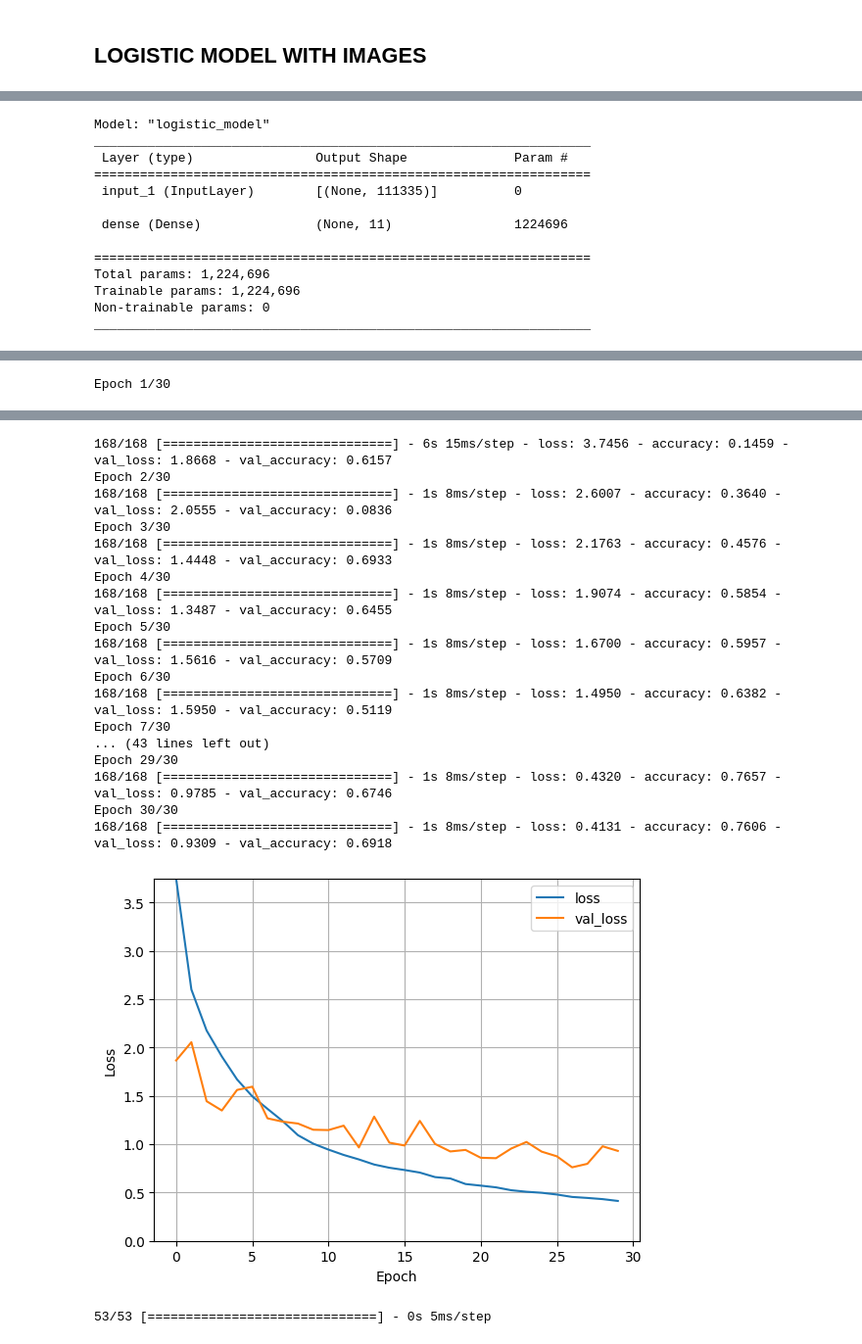
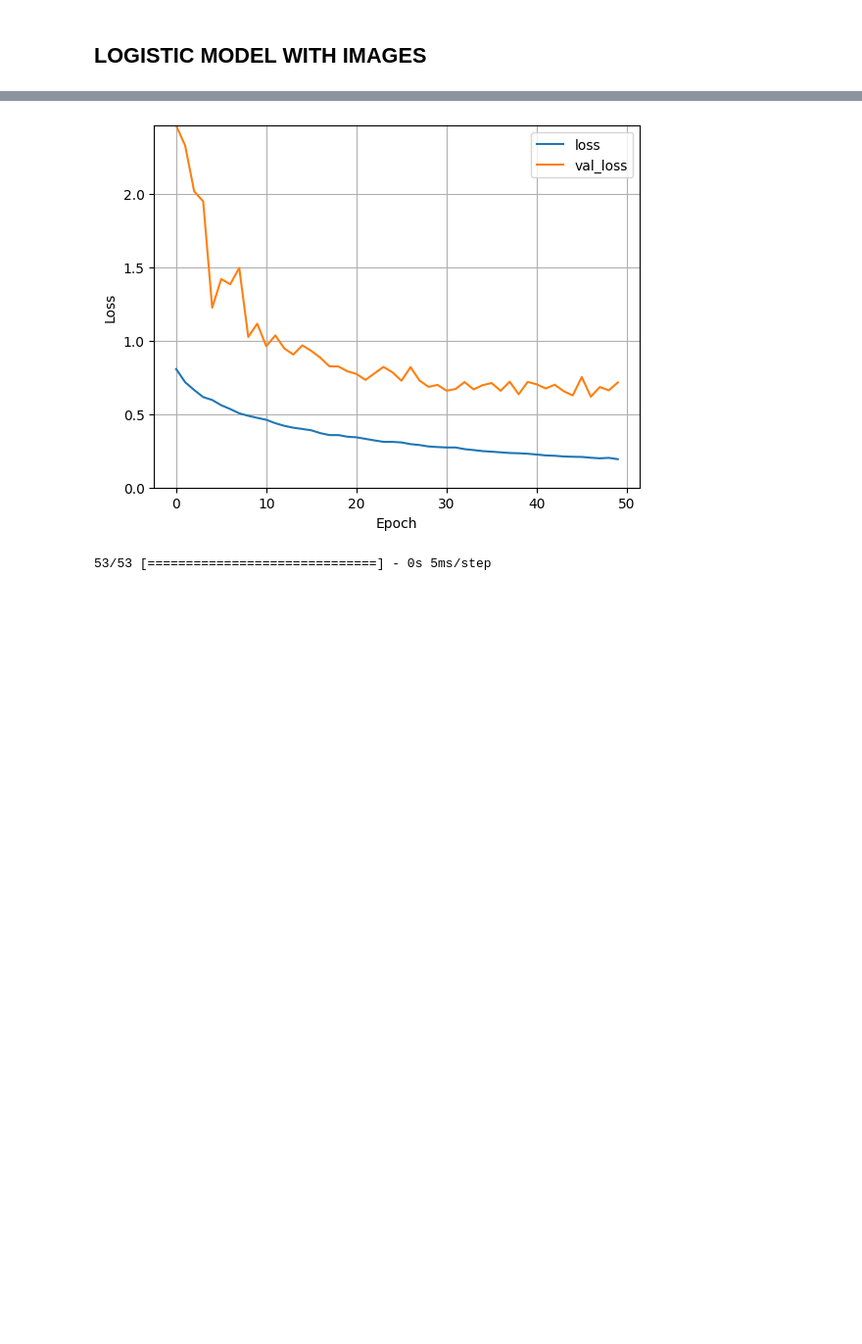
Before and after one commit to arisanguyen/210_Capstone_Aditya_Arisa_Noriel, a Jupyter notebook: abajaj_modeling_zipcode.ipynb, the cells around one changed output, grey strips where cells are left out. Shown at 98% size. Drawn from its saved outputs; the diff is of its cells as text; code cells hidden in the pictures; blank space fills up the shorter version.

Commit message:
new model

```diff
--- a/abajaj_modeling_zipcode.ipynb
+++ b/abajaj_modeling_zipcode.ipynb
@@ -153,9 +175,9 @@ x_train, x_test, y_train, y_test = train_test_split(
 
 counter = Counter(y_train['bins_numeric'])
 print(counter)
-ros = RandomOverSampler(random_state=0)
+ros = RandomOverSampler(random_state=0,sampling_strategy={0:5297, 2:968, 3:230, 1:230, 6:150, 4:100, 7:100, 5:100,10:100,8:100,9:100})
 x_train, y_train = ros.fit_resample(x_train, y_train)
-counter_sampled = Counter(y_train_sampled['bins_numeric'])
+counter_sampled = Counter(y_train['bins_numeric'])
 print(counter_sampled)
 # smote_enn = SMOTEENN(random_state=0,sampling_strategy='minority')
 
@@ -288,7 +332,7 @@ print(images_mini.shape)
 # %%
 input_image_street = np.hstack(
-    (street_mini.reshape((6700,39)),
-    normalize(images_mini.reshape(6700,-1))
+    (street_mini.reshape((7475,39)),
+    normalize(images_mini.reshape(7475,-1))
      # images_mini.reshape(8376,148*188*4)
     )
 )
@@ -405,7 +456,7 @@ history = logistic_model.fit(
     input_image_street,
     np.stack(y_train.to_numpy()),
      # y_train_2,
-    epochs=30,
+    epochs=50,
     # Suppress logging.
      # verbose=1,
     # Calculate validation results on 20% of the training data.
@@ -419,13 +485,0 @@ plot_loss(history)
-Model: "logistic_model"
-_________________________________________________________________
- Layer (type)                Output Shape              Param #
-=================================================================
- input_1 (InputLayer)        [(None, 111335)]          0
-
- dense (Dense)               (None, 11)                1224696
-
-=================================================================
-Total params: 1,224,696
-Trainable params: 1,224,696
-Non-trainable params: 0
-_________________________________________________________________
@@ -443 +485,0 @@ To enable them in other operations, rebuild TensorFlow with the appropriate comp
-Epoch 1/30
@@ -448,21 +486,4 @@ Epoch 1/30
-168/168 [==============================] - 6s 15ms/step - loss: 3.7456 - accuracy: 0.1459 - val_loss: 1.8668 - val_accuracy: 0.6157
-Epoch 2/30
-168/168 [==============================] - 1s 8ms/step - loss: 2.6007 - accuracy: 0.3640 - val_loss: 2.0555 - val_accuracy: 0.0836
-Epoch 3/30
-168/168 [==============================] - 1s 8ms/step - loss: 2.1763 - accuracy: 0.4576 - val_loss: 1.4448 - val_accuracy: 0.6933
-Epoch 4/30
-168/168 [==============================] - 1s 8ms/step - loss: 1.9074 - accuracy: 0.5854 - val_loss: 1.3487 - val_accuracy: 0.6455
-Epoch 5/30
-168/168 [==============================] - 1s 8ms/step - loss: 1.6700 - accuracy: 0.5957 - val_loss: 1.5616 - val_accuracy: 0.5709
-Epoch 6/30
-168/168 [==============================] - 1s 8ms/step - loss: 1.4950 - accuracy: 0.6382 - val_loss: 1.5950 - val_accuracy: 0.5119
-Epoch 7/30
-... (43 lines left out)
-Epoch 29/30
-168/168 [==============================] - 1s 8ms/step - loss: 0.4320 - accuracy: 0.7657 - val_loss: 0.9785 - val_accuracy: 0.6746
-Epoch 30/30
-168/168 [==============================] - 1s 8ms/step - loss: 0.4131 - accuracy: 0.7606 - val_loss: 0.9309 - val_accuracy: 0.6918
-[figure, old version]
+[figure, new version]
 # %%
 predict_result = history.model.predict(input_image_street_test)
 # %% [output]
```
Also changed, not shown: parts of 21 cells of this notebook, 1 other file.
